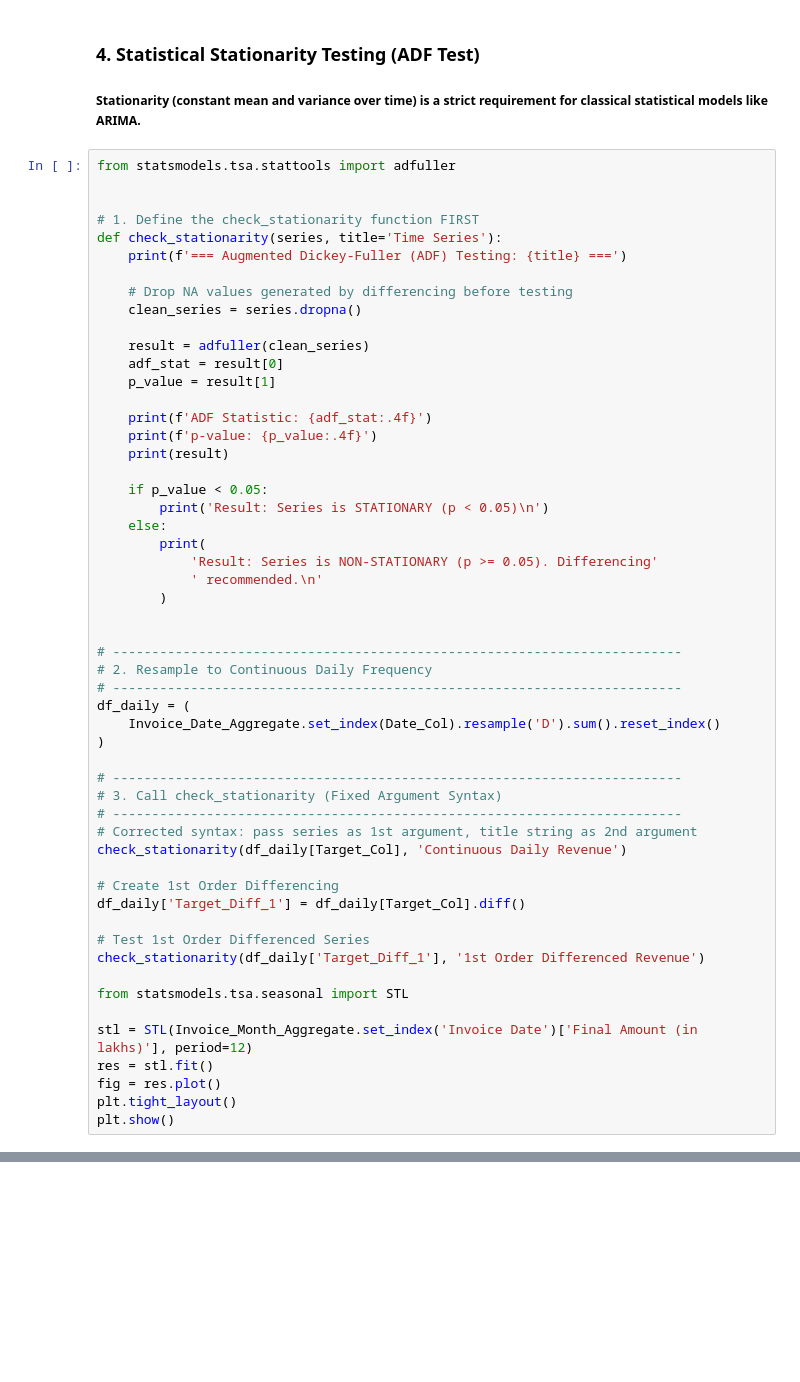
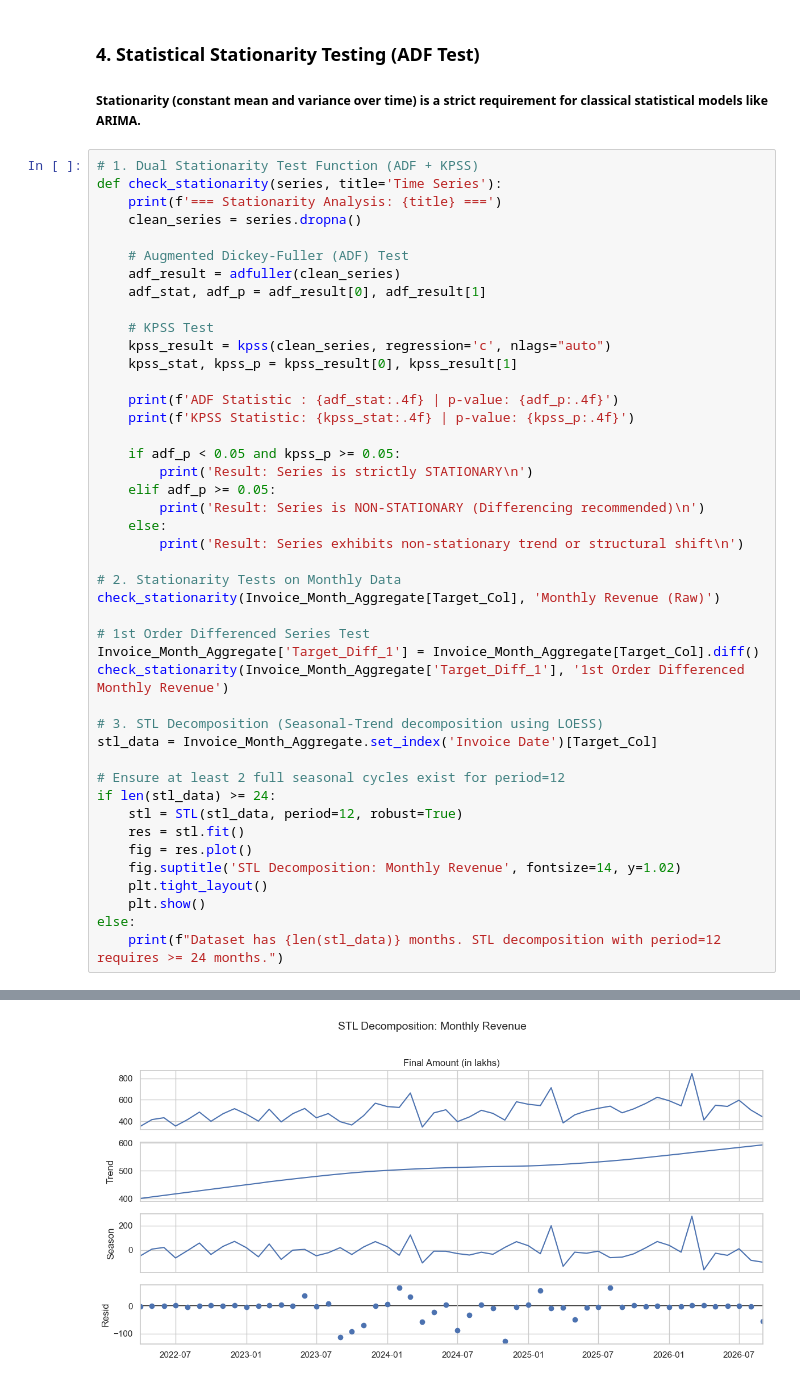
Before and after one commit to mkp-data-analyst/P2_SALES_FORECASTING, a Jupyter notebook: REPORT_2.ipynb, the cells around one changed output, grey strips where cells are left out. Drawn from its saved outputs; the diff is of its cells as text; blank space fills up the shorter version.

```diff
--- a/REPORT_2.ipynb
+++ b/REPORT_2.ipynb
@@ -178,57 +306,47 @@ Missing Invoice Dates = 0
 ### 4. Statistical Stationarity Testing (ADF Test)
 ##### Stationarity (constant mean and variance over time) is a strict requirement for classical statistical models like ARIMA.
 # %%
-from statsmodels.tsa.stattools import adfuller
-
-
-# 1. Define the check_stationarity function FIRST
+# 1. Dual Stationarity Test Function (ADF + KPSS)
 def check_stationarity(series, title='Time Series'):
-    print(f'=== Augmented Dickey-Fuller (ADF) Testing: {title} ===')
-
-    # Drop NA values generated by differencing before testing
+    print(f'=== Stationarity Analysis: {title} ===')
     clean_series = series.dropna()
 
-    result = adfuller(clean_series)
-    adf_stat = result[0]
-    p_value = result[1]
+    # Augmented Dickey-Fuller (ADF) Test
+    adf_result = adfuller(clean_series)
+    adf_stat, adf_p = adf_result[0], adf_result[1]
 
-    print(f'ADF Statistic: {adf_stat:.4f}')
-    print(f'p-value: {p_value:.4f}')
-    print(result)
+    # KPSS Test
+    kpss_result = kpss(clean_series, regression='c', nlags="auto")
+    kpss_stat, kpss_p = kpss_result[0], kpss_result[1]
 
-    if p_value < 0.05:
-        print('Result: Series is STATIONARY (p < 0.05)\n')
+    print(f'ADF Statistic : {adf_stat:.4f} | p-value: {adf_p:.4f}')
+    print(f'KPSS Statistic: {kpss_stat:.4f} | p-value: {kpss_p:.4f}')
+
+    if adf_p < 0.05 and kpss_p >= 0.05:
+        print('Result: Series is strictly STATIONARY\n')
+    elif adf_p >= 0.05:
+        print('Result: Series is NON-STATIONARY (Differencing recommended)\n')
     else:
-        print(
-            'Result: Series is NON-STATIONARY (p >= 0.05). Differencing'
-            ' recommended.\n'
-        )
+        print('Result: Series exhibits non-stationary trend or structural shift\n')
 
+# 2. Stationarity Tests on Monthly Data
+check_stationarity(Invoice_Month_Aggregate[Target_Col], 'Monthly Revenue (Raw)')
 
-# -------------------------------------------------------------------------
-# 2. Resample to Continuous Daily Frequency
-# -------------------------------------------------------------------------
-df_daily = (
-    Invoice_Date_Aggregate.set_index(Date_Col).resample('D').sum().reset_index()
-)
+# 1st Order Differenced Series Test
+Invoice_Month_Aggregate['Target_Diff_1'] = Invoice_Month_Aggregate[Target_Col].diff()
+check_stationarity(Invoice_Month_Aggregate['Target_Diff_1'], '1st Order Differenced Monthly Revenue')
 
-# -------------------------------------------------------------------------
-# 3. Call check_stationarity (Fixed Argument Syntax)
-# -------------------------------------------------------------------------
-# Corrected syntax: pass series as 1st argument, title string as 2nd argument
-check_stationarity(df_daily[Target_Col], 'Continuous Daily Revenue')
+# 3. STL Decomposition (Seasonal-Trend decomposition using LOESS)
+stl_data = Invoice_Month_Aggregate.set_index('Invoice Date')[Target_Col]
 
-# Create 1st Order Differencing
-df_daily['Target_Diff_1'] = df_daily[Target_Col].diff()
-
-# Test 1st Order Differenced Series
-check_stationarity(df_daily['Target_Diff_1'], '1st Order Differenced Revenue')
-
-from statsmodels.tsa.seasonal import STL
-
-stl = STL(Invoice_Month_Aggregate.set_index('Invoice Date')['Final Amount (in lakhs)'], period=12)
-res = stl.fit()
-fig = res.plot()
-plt.tight_layout()
-plt.show()
+# Ensure at least 2 full seasonal cycles exist for period=12
+if len(stl_data) >= 24:
+    stl = STL(stl_data, period=12, robust=True)
+    res = stl.fit()
+    fig = res.plot()
+    fig.suptitle('STL Decomposition: Monthly Revenue', fontsize=14, y=1.02)
+    plt.tight_layout()
+    plt.show()
+else:
+    print(f"Dataset has {len(stl_data)} months. STL decomposition with period=12 requires >= 24 months.")
 # %% [output]
@@ -245,0 +362 @@ Result: Series is STATIONARY (p < 0.05)
+[figure, added]
```
Also changed, not shown: parts of 25 cells of this notebook.
